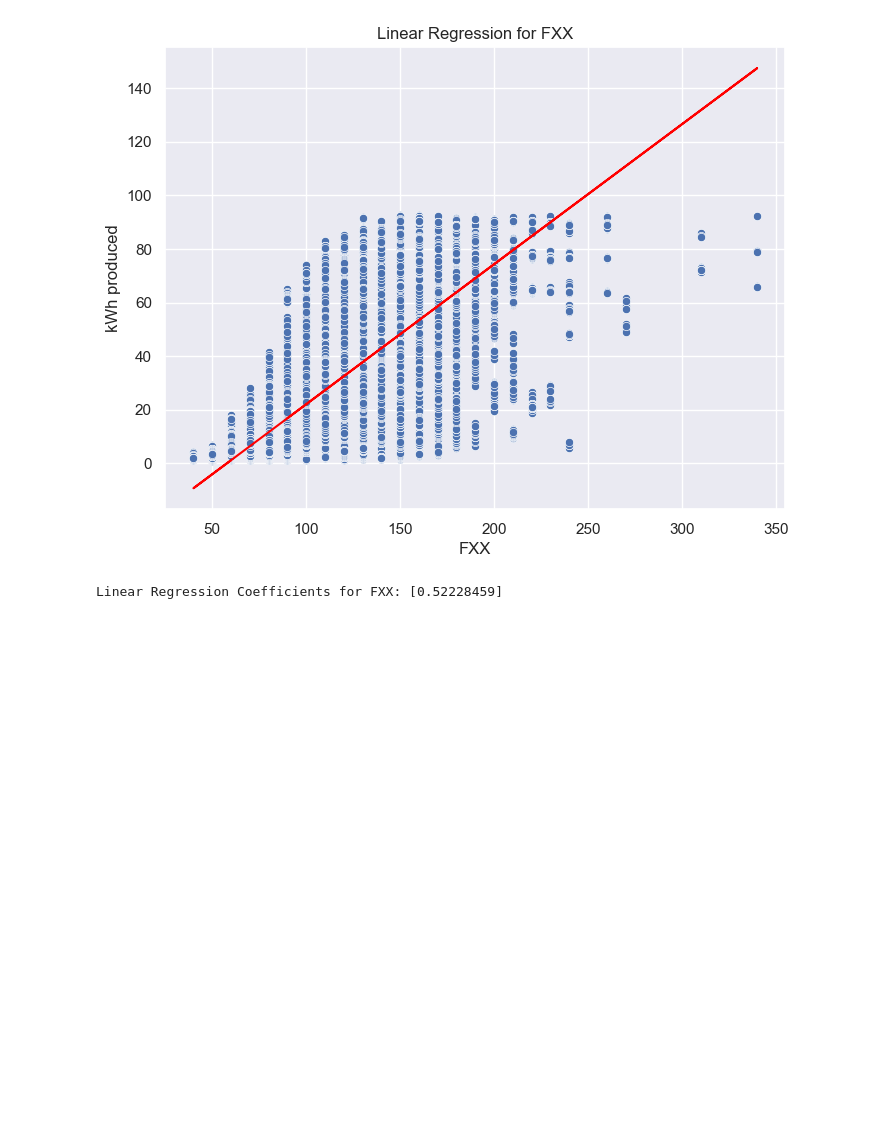
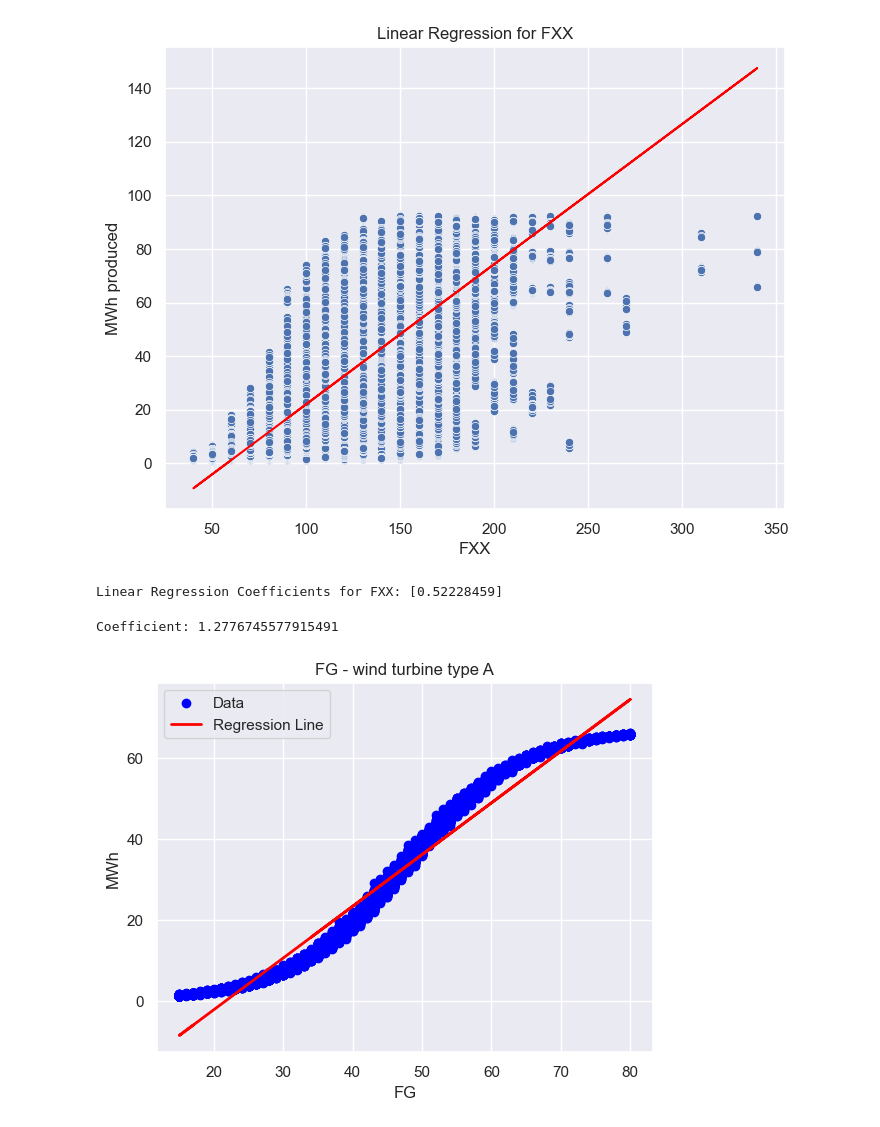
Before and after one commit to MessedUpCat/DataStatisticProjectAT, a Jupyter notebook: ASPECT 3.ipynb, the cells around one changed output. Cells and saved outputs as stored; diff of their text form; code cells hidden in the pictures; blank space fills up the shorter version.

```diff
--- a/ASPECT 3.ipynb
+++ b/ASPECT 3.ipynb
@@ -112,7 +180,7 @@ for column in regression_columns:
     plt.plot(df[column], linear_model.predict(df[[column]]), color='red')
     plt.title('Linear Regression for {}'.format(column))
     plt.xlabel(column)
-    plt.ylabel(target_column)
+    plt.ylabel("MWh produced")
     plt.show()
 
     # Print the coefficients
@@ -137,3 +205,36 @@ Linear Regression Coefficients for FHX: [0.99948759]
 Linear Regression Coefficients for FHN: [1.43815236]
 [figure]
 Linear Regression Coefficients for FXX: [0.52228459]
+# %%
+# plot A, B C seperatelly of wind and pick the best one FG
+# plot 1, 2 3 seperatelly of Solar and pick the best one Q
+
+# Linear Regression
+
+df_a = df[(df['type'] == 'A')]
+df_b = df[(df['type'] == 'B')]
+df_c = df[(df['type'] == 'C')]
+
+x = df_a['FG'].values.reshape(-1, 1)
+y = df_a['kWh produced'].values.reshape(-1, 1)
+
+# Perform linear regression
+regression = LinearRegression()
+regression.fit(x, y)
+
+# Print the coefficient
+coefficient = regression.coef_[0][0]
+print('Coefficient:', coefficient)
+
+# Create scatter plot with regression line
+plt.scatter(x, y, color='blue', label='Data')
+plt.plot(x, regression.predict(x), color='red',
+         linewidth=2, label='Regression Line')
+plt.xlabel('FG')
+plt.ylabel('MWh')
+plt.title('FG - wind turbine type A')
+plt.legend()
+plt.show()
+# %% [output]
+Coefficient: 1.2776745577915491
+[figure, added]
```
Also changed, not shown: parts of 6 cells of this notebook, 5 other files.
